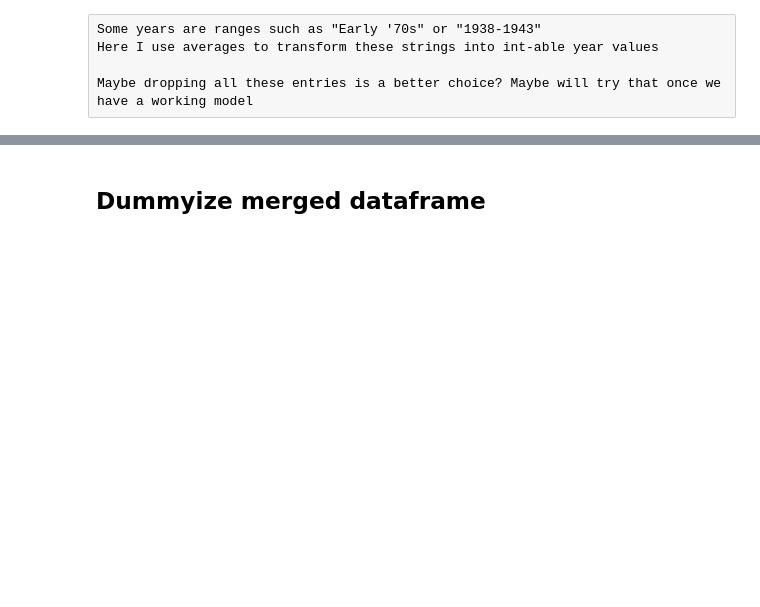
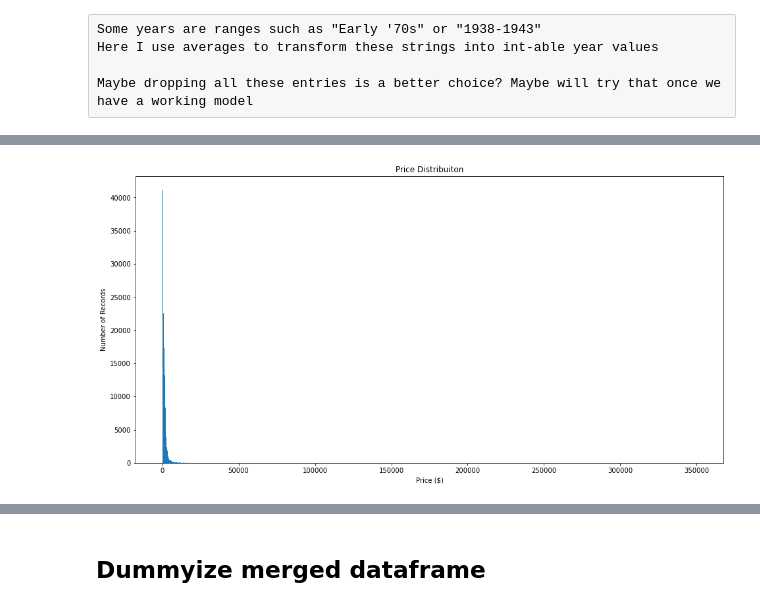
Before and after one commit to n-sweep/galvanize_capstone_2, a Jupyter notebook: exploration.ipynb, the cells around one changed output, grey strips where cells are left out. Cells and saved outputs as stored; diff of their text form; code cells hidden in the pictures; blank space fills up the shorter version.

```diff
--- a/exploration.ipynb
+++ b/exploration.ipynb
@@ -208,4 +211,9 @@ ax.set_ylabel('Count of Unique Models')
 # %%
 fig, ax = plt.subplots(figsize=(16,8))
-ax.hist(merge_df['price'], bins=1000, log=True)
+ax.hist(merge_df['price'], bins=1000)
+ax.set_title('Price Distribuiton')
+ax.set_xlabel('Price ($)')
+ax.set_ylabel('Number of Records')
 plt.show()
+# %% [output]
+[figure, added]
```
Also changed, not shown: parts of 31 cells of this notebook.
